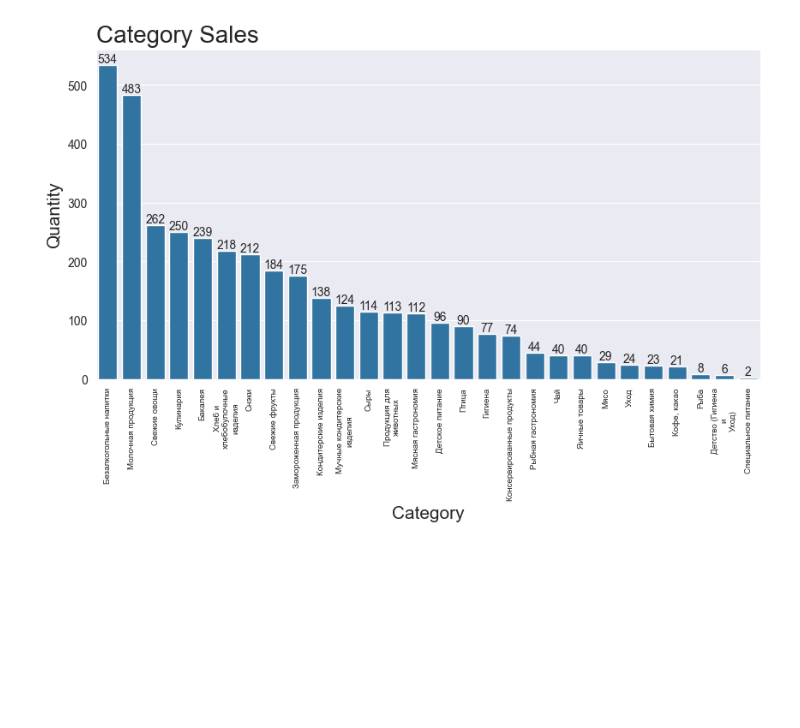
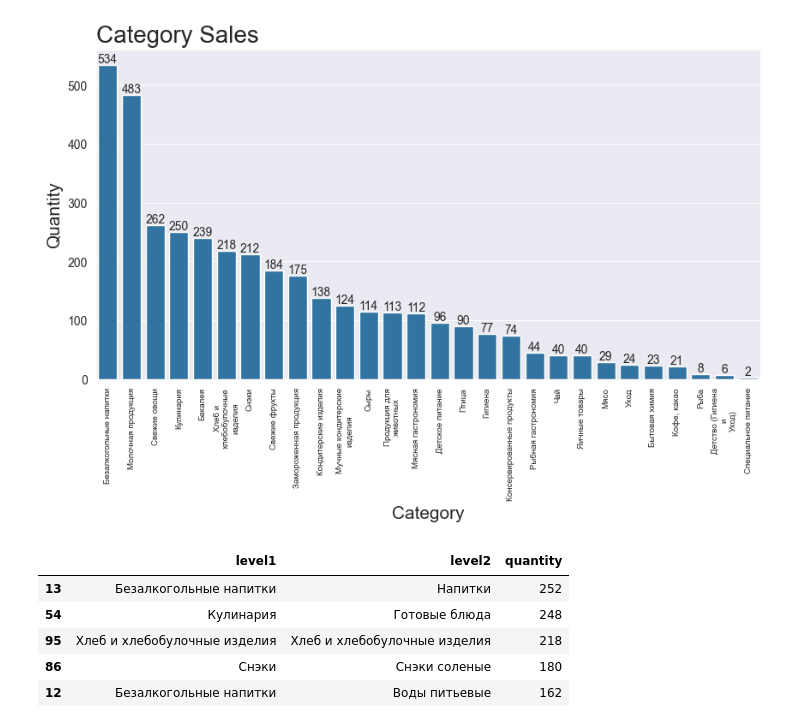
Before and after one commit to rodioniam/study_projects, a Jupyter notebook: visualization/visualization_practice2.ipynb, the cells around one changed output. Drawn from its saved outputs; the diff is of its cells as text; code cells hidden in the pictures; blank space fills up the shorter version.

```diff
--- a/visualization/visualization_practice2.ipynb
+++ b/visualization/visualization_practice2.ipynb
@@ -94,0 +98,11 @@ Text(0.5, 0, 'Category')
+# %%
+df_report_2 = df_report.groupby(['level1', 'level2'], as_index=False).agg({'quantity': 'sum'})
+df_report_2 = df_report_2.sort_values('quantity', ascending=False)
+df_report_2.head(5)
+# %% [output]
+|  | level1 | level2 | quantity |
+| 13 | Безалкогольные напитки | Напитки | 252 |
+| 54 | Кулинария | Готовые блюда | 248 |
+| 95 | Хлеб и хлебобулочные изделия | Хлеб и хлебобулочные изделия | 218 |
+| 86 | Снэки | Снэки соленые | 180 |
+| 12 | Безалкогольные напитки | Воды питьевые | 162 |
```
Also changed, not shown: parts of 1 cell of this notebook.
